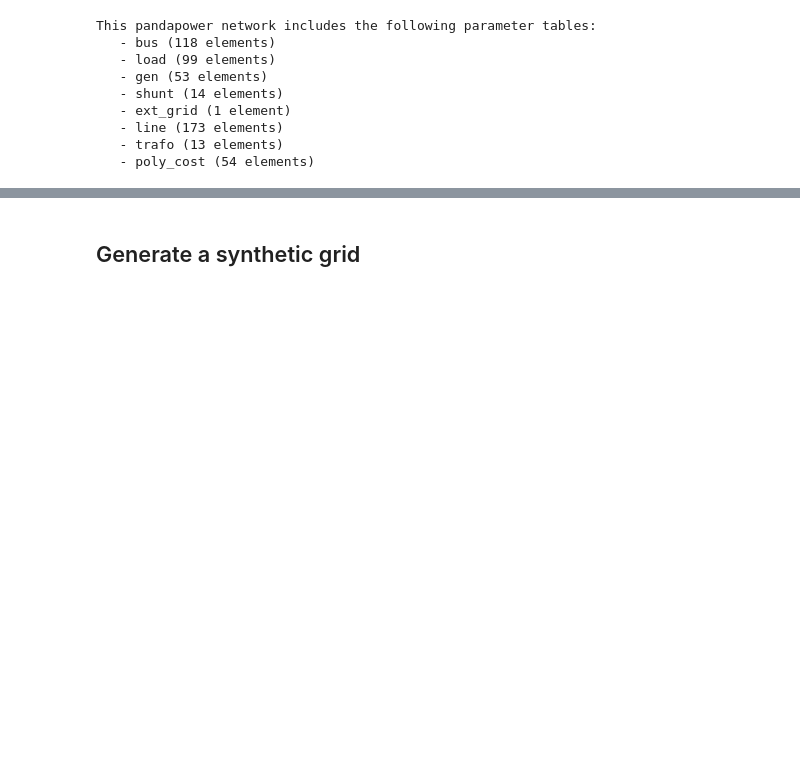
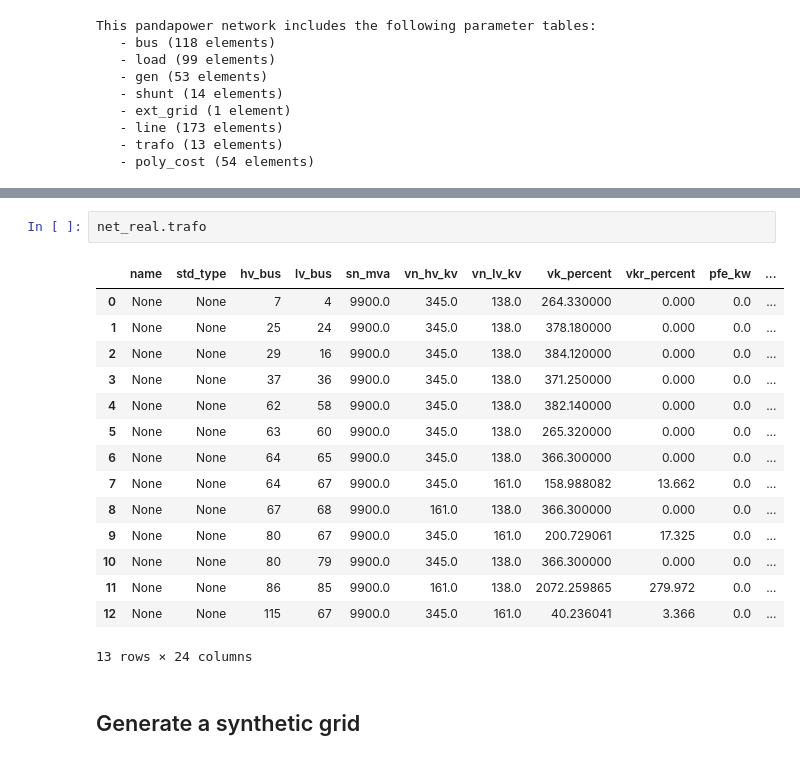
Before and after one commit to cookbook-ms/Chung_Lu_Chain-synthesizer, a Jupyter notebook: examples/ieee_test.ipynb, the cells around one changed output, grey strips where cells are left out. Drawn from its saved outputs; the diff is of its cells as text; blank space fills up the shorter version.

```diff
--- a/examples/ieee_test.ipynb
+++ b/examples/ieee_test.ipynb
@@ -57,3 +57,21 @@ ax = pp.plotting.simple_plot(net_real, ax=ax)
+# %%
+net_real.trafo
+# %% [output]
+|  | name | std_type | hv_bus | lv_bus | sn_mva | vn_hv_kv | vn_lv_kv | vk_percent | vkr_percent | pfe_kw | ... |
+| 0 | None | None | 7 | 4 | 9900.0 | 345.0 | 138.0 | 264.330000 | 0.000 | 0.0 | ... |
+| 1 | None | None | 25 | 24 | 9900.0 | 345.0 | 138.0 | 378.180000 | 0.000 | 0.0 | ... |
+| 2 | None | None | 29 | 16 | 9900.0 | 345.0 | 138.0 | 384.120000 | 0.000 | 0.0 | ... |
+| 3 | None | None | 37 | 36 | 9900.0 | 345.0 | 138.0 | 371.250000 | 0.000 | 0.0 | ... |
+| 4 | None | None | 62 | 58 | 9900.0 | 345.0 | 138.0 | 382.140000 | 0.000 | 0.0 | ... |
+| 5 | None | None | 63 | 60 | 9900.0 | 345.0 | 138.0 | 265.320000 | 0.000 | 0.0 | ... |
+| 6 | None | None | 64 | 65 | 9900.0 | 345.0 | 138.0 | 366.300000 | 0.000 | 0.0 | ... |
+| 7 | None | None | 64 | 67 | 9900.0 | 345.0 | 161.0 | 158.988082 | 13.662 | 0.0 | ... |
+| 8 | None | None | 67 | 68 | 9900.0 | 161.0 | 138.0 | 366.300000 | 0.000 | 0.0 | ... |
+| 9 | None | None | 80 | 67 | 9900.0 | 345.0 | 161.0 | 200.729061 | 17.325 | 0.0 | ... |
+| 10 | None | None | 80 | 79 | 9900.0 | 345.0 | 138.0 | 366.300000 | 0.000 | 0.0 | ... |
+| 11 | None | None | 86 | 85 | 9900.0 | 161.0 | 138.0 | 2072.259865 | 279.972 | 0.0 | ... |
+| 12 | None | None | 115 | 67 | 9900.0 | 345.0 | 161.0 | 40.236041 | 3.366 | 0.0 | ... |
+13 rows × 24 columns
 # %% [markdown]
 ## Generate a synthetic grid
 # %% [markdown]
```
Also changed, not shown: parts of 7 cells of this notebook, 3 other files.
